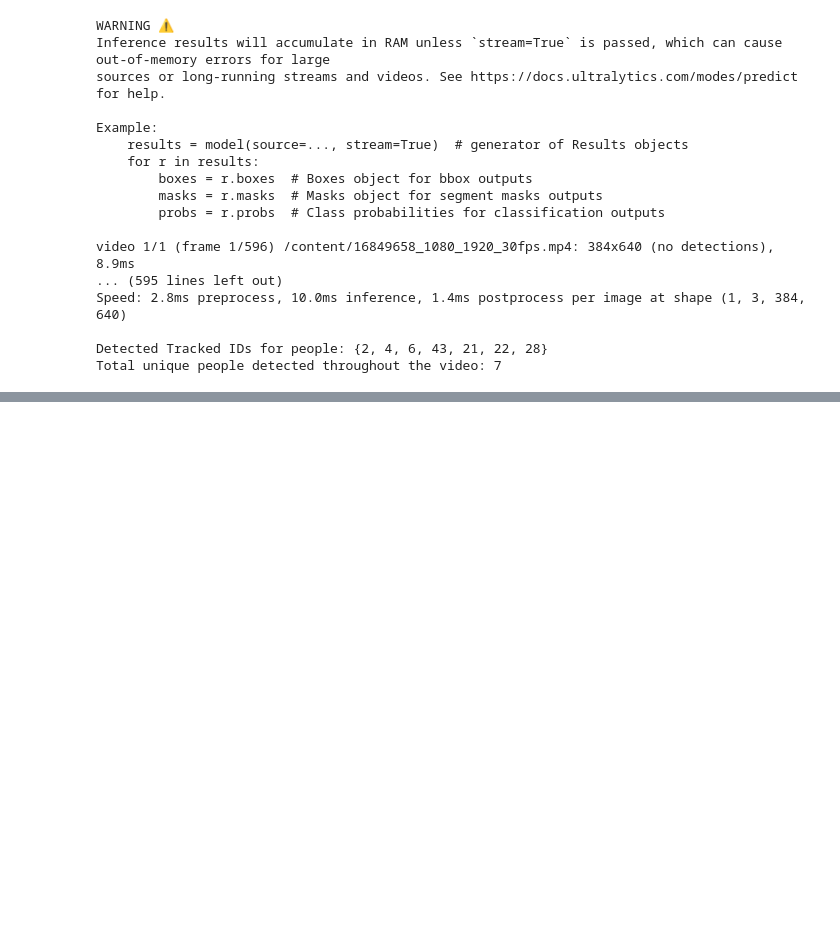
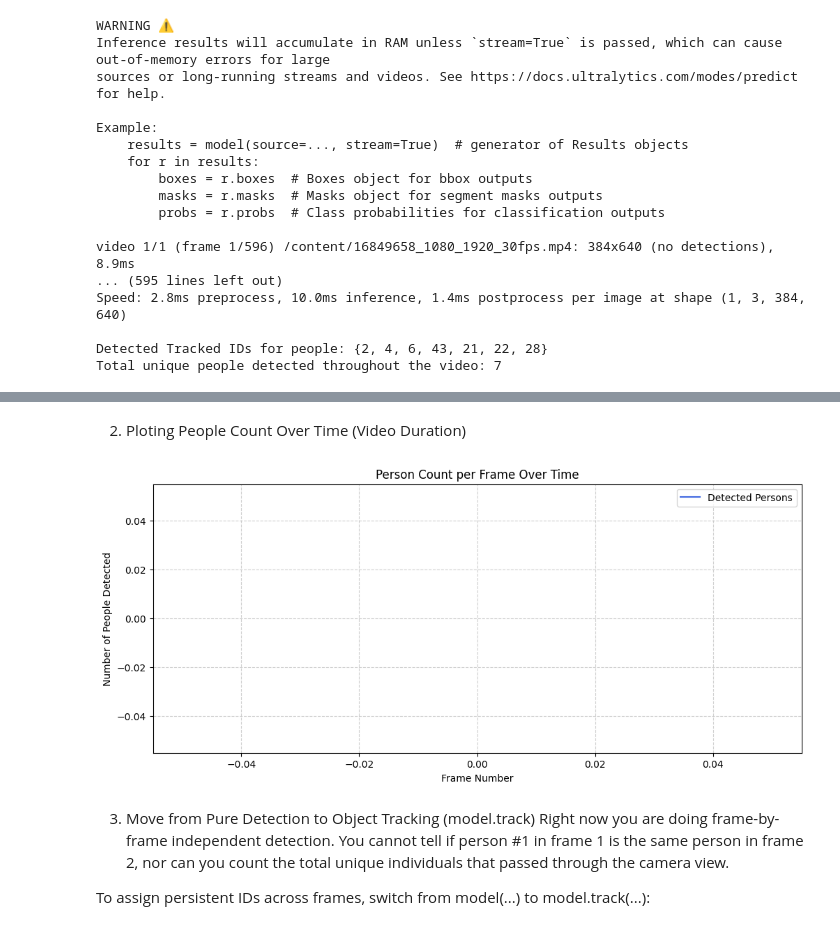
Before and after one commit to HaswinChony308/Vision-Track, a Jupyter notebook: Vision_Track.ipynb, the cells around one changed output, grey strips where cells are left out. Cells and saved outputs as stored; diff of their text form; code cells hidden in the pictures; blank space fills up the shorter version.

```diff
--- a/Vision_Track.ipynb
+++ b/Vision_Track.ipynb
@@ -218,0 +221,32 @@ Total unique people detected throughout the video: 7
+# %%
+!pip install -q ultralytics
+import os
+import urllib.request
+from ultralytics import YOLO
+
+# Ensure the video is downloaded
+video_path = "/content/16849658_1080_1920_30fps.mp4"
+if not os.path.exists(video_path):
+    print("Downloading sample video...")
+    video_url = "https://raw.githubusercontent.com/intel-iot-devkit/sample-videos/master/people-detection.mp4"
+    req = urllib.request.Request(video_url, headers={'User-Agent': 'Mozilla/5.0'})
+    with urllib.request.urlopen(req) as response, open(video_path, 'wb') as out_file:
+        out_file.write(response.read())
+    print("Video downloaded successfully!")
+
+# Initialize model and ensure results are populated
+model = YOLO("yolov8n.pt")
+results = model.track(video_path, tracker="bytetrack.yaml", persist=True)
+
+# Extract person counts (class 0) per frame
+person_counts = []
+
+for r in results:
+    classes = r.boxes.cls.tolist()
+    # Count occurrences of class 0 ('person')
+    count = classes.count(0)
+    person_counts.append(count)
+
+print(f"Total frames processed: {len(person_counts)}")
+print(f"Max people in a single frame: {max(person_counts)}")
+print(f"Average people per frame: {sum(person_counts) / len(person_counts):.2f}")
@@ -218,0 +271,20 @@ Total unique people detected throughout the video: 7
+# %% [markdown]
+2. Ploting People Count Over Time (Video Duration)
+# %%
+import matplotlib.pyplot as plt
+
+plt.figure(figsize=(12, 5))
+plt.plot(person_counts, color='royalblue', linewidth=1.5, label='Detected Persons')
+plt.title('Person Count per Frame Over Time')
+plt.xlabel('Frame Number')
+plt.ylabel('Number of People Detected')
+plt.grid(True, linestyle='--', alpha=0.6)
+plt.legend()
+plt.show()
+# %% [output]
+[figure, added]
+# %% [markdown]
+3. Move from Pure Detection to Object Tracking (model.track)
+Right now you are doing frame-by-frame independent detection. You cannot tell if person #1 in frame 1 is the same person in frame 2, nor can you count the total unique individuals that passed through the camera view.
+
+To assign persistent IDs across frames, switch from model(...) to model.track(...):
```
Also changed, not shown: parts of 3 cells of this notebook.
